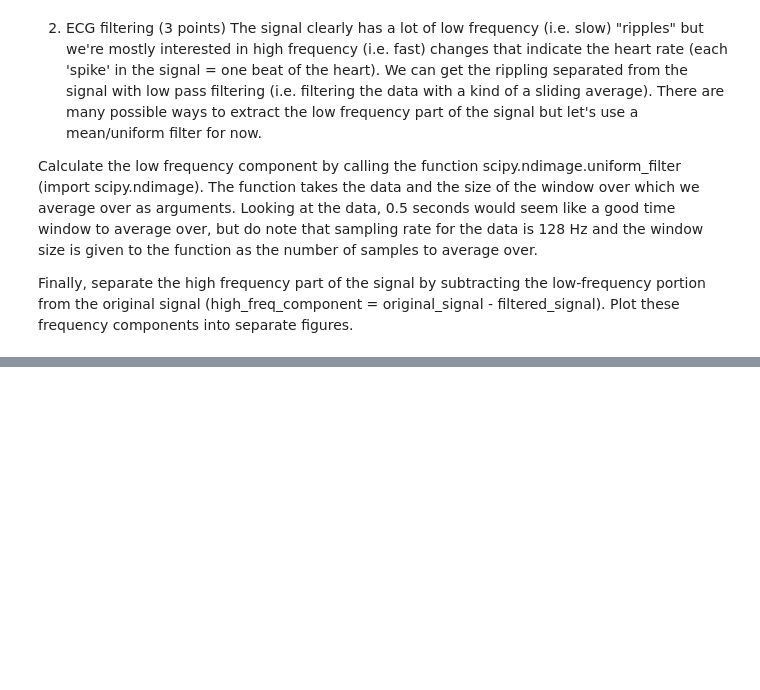
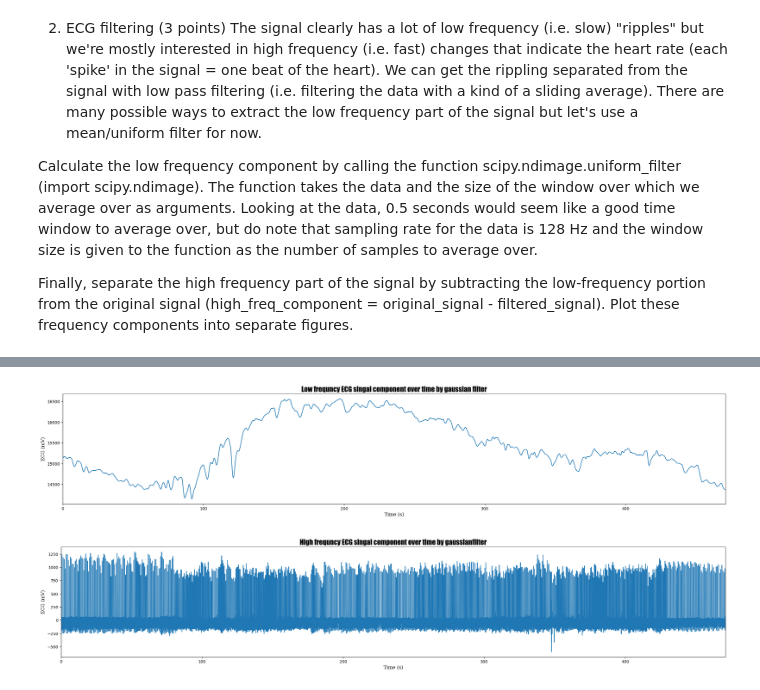
Before and after one commit to rg450318262/2023_courses, a Jupyter notebook: Python/Coursework5.ipynb, the cells around one changed output, grey strips where cells are left out. Drawn from its saved outputs; the diff is of its cells as text; code cells hidden in the pictures; blank space fills up the shorter version.

```diff
--- a/Python/Coursework5.ipynb
+++ b/Python/Coursework5.ipynb
@@ -77,0 +95,5 @@ TypeError: ufunc 'bitwise_and' not supported for the input types, and the inputs
+# %%
+ecg_plot(ecg, "nd.gaussian_filter")
+# %% [output]
+[figure, added]
+[figure, added]
```
Also changed, not shown: parts of 7 cells of this notebook.
